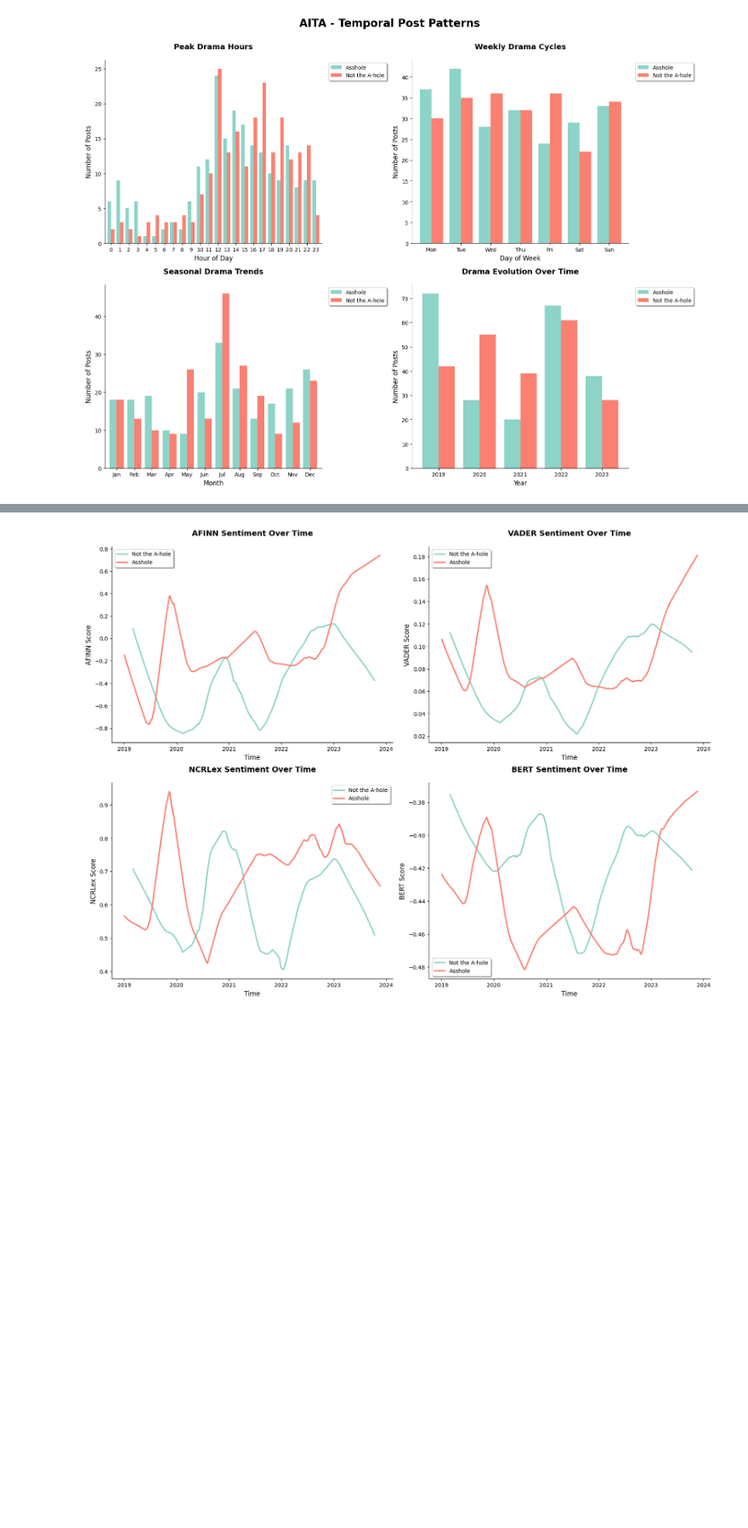
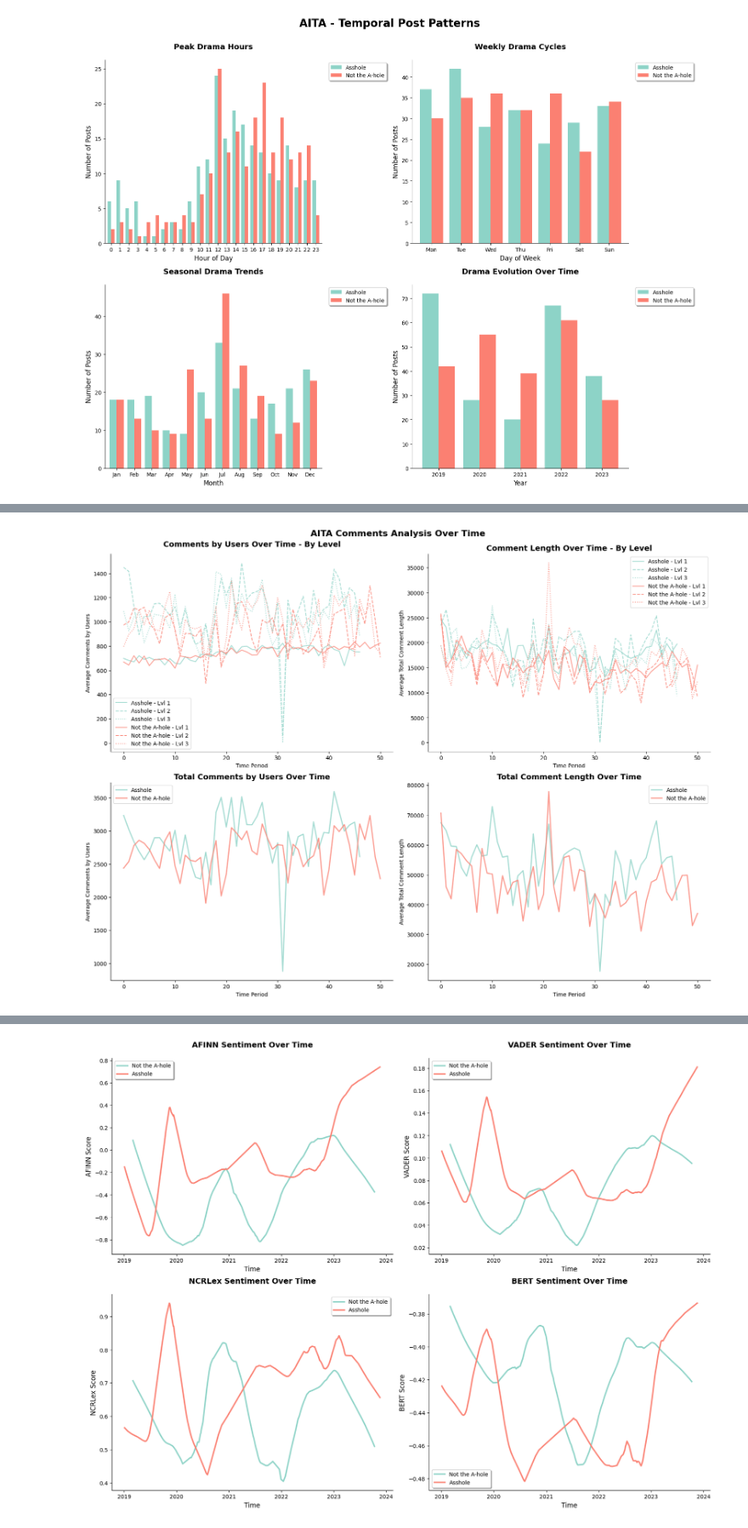
Before and after one commit to Antonello03/AITA-mood-swings, a Jupyter notebook: temporal_analysis.ipynb, the cells around one changed output, grey strips where cells are left out. Shown at 85% size. Saved outputs shown, nothing was run; the diff lists cells and outputs as text; code cells hidden in the pictures; blank space fills up the shorter version.

Commit message:
update on user comments (counts/len counts) by level over time

```diff
--- a/temporal_analysis.ipynb
+++ b/temporal_analysis.ipynb
@@ -158,0 +195,80 @@ Comment Analysis Stats:
+# %%
+fig, axes = plt.subplots(2, 2, figsize=(16, 12), constrained_layout=True)
+
+# Comments by users in each level
+for flair_idx, flair in enumerate(['Asshole', 'Not the A-hole']):
+    flair_data = time_grouped[time_grouped['flair'] == flair]
+    x = range(len(flair_data))
+
+    axes[0, 0].plot(x, flair_data['level1_comments_by_users'],
+                    label=f'{flair} - Lvl 1', color=colors[flair_idx], linestyle='-', alpha=0.8)
+    axes[0, 0].plot(x, flair_data['level2_comments_by_users'],
+                    label=f'{flair} - Lvl 2', color=colors[flair_idx], linestyle='--', alpha=0.8)
+    axes[0, 0].plot(x, flair_data['level3_comments_by_users'],
+                    label=f'{flair} - Lvl 3', color=colors[flair_idx], linestyle=':', alpha=0.8)
+
+axes[0, 0].set_title('Comments by Users Over Time - By Level', fontsize=14, fontweight='bold', y=1.02)
+axes[0, 0].set_xlabel('Time Period')
+axes[0, 0].set_ylabel('Average Comments by Users')
+axes[0, 0].legend()
+axes[0, 0].grid(True, alpha=0.3)
+
+# Total comment length by level
+for flair_idx, flair in enumerate(['Asshole', 'Not the A-hole']):
+    flair_data = time_grouped[time_grouped['flair'] == flair]
+    x = range(len(flair_data))
+
+    axes[0, 1].plot(x, flair_data['level1_comment_length'],
+                    label=f'{flair} - Lvl 1', color=colors[flair_idx], linestyle='-', alpha=0.8)
+    axes[0, 1].plot(x, flair_data['level2_comment_length'],
+                    label=f'{flair} - Lvl 2', color=colors[flair_idx], linestyle='--', alpha=0.8)
+    axes[0, 1].plot(x, flair_data['level3_comment_length'],
+                    label=f'{flair} - Lvl 3', color=colors[flair_idx], linestyle=':', alpha=0.8)
+
+axes[0, 1].set_title('Comment Length Over Time - By Level', fontsize=14, fontweight='bold')
+axes[0, 1].set_xlabel('Time Period')
+axes[0, 1].set_ylabel('Average Total Comment Length')
+axes[0, 1].legend()
+axes[0, 1].grid(True, alpha=0.3)
+
+# Combined metrics over time - users
+for flair_idx, flair in enumerate(['Asshole', 'Not the A-hole']):
+    flair_data = time_grouped[time_grouped['flair'] == flair]
+    x = range(len(flair_data))
+
+    axes[1, 0].plot(x, flair_data['comments_by_users'],
+                    label=f'{flair}', color=colors[flair_idx], linewidth=2, alpha=0.8)
+
+axes[1, 0].set_title('Total Comments by Users Over Time', fontsize=14, fontweight='bold')
+axes[1, 0].set_xlabel('Time Period')
+axes[1, 0].set_ylabel('Average Comments by Users')
+axes[1, 0].legend()
+axes[1, 0].grid(True, alpha=0.3)
+
+# Combined metrics over time - comment length
+for flair_idx, flair in enumerate(['Asshole', 'Not the A-hole']):
+    flair_data = time_grouped[time_grouped['flair'] == flair]
+    x = range(len(flair_data))
+
+    axes[1, 1].plot(x, flair_data['total_comment_length'],
+                    label=f'{flair}', color=colors[flair_idx], linewidth=2, alpha=0.8)
+
+axes[1, 1].set_title('Total Comment Length Over Time', fontsize=14, fontweight='bold')
+axes[1, 1].set_xlabel('Time Period')
+axes[1, 1].set_ylabel('Average Total Comment Length')
+axes[1, 1].legend()
+axes[1, 1].grid(True, alpha=0.3)
+
+for ax in axes.flat:
+    ax.grid(False)
+    ax.spines['top'].set_visible(False)
+    ax.spines['right'].set_visible(False)
+
+plt.suptitle('AITA Comments Analysis Over Time', fontsize=16, fontweight='bold')
+plt.show()
+
+unique_periods = sorted(time_grouped['year_month'].unique())
+print(f"Data spans from {unique_periods[0]} to {unique_periods[-1]}")
+print(f"Total time periods: {len(unique_periods)}")
+# %% [output]
+[figure, added]
```
Also changed, not shown: parts of 7 cells of this notebook.
